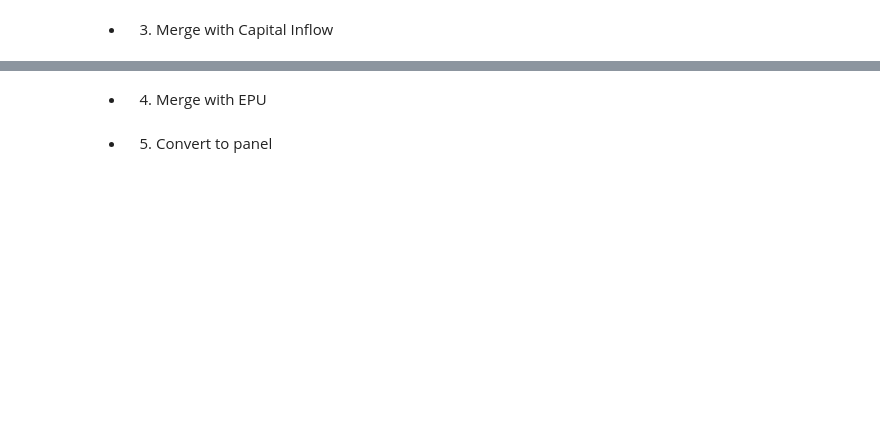
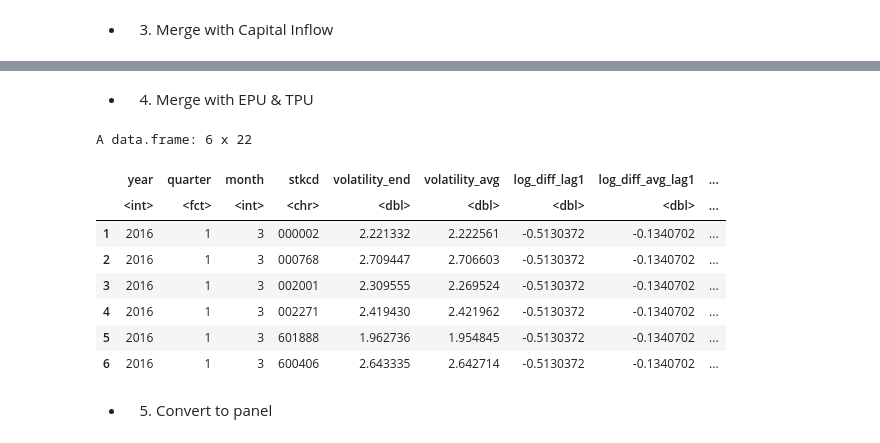
Before and after one commit to wudl-21/econ5370, a Jupyter notebook: main.ipynb, the cells around one changed output, grey strips where cells are left out. Saved outputs shown, nothing was run; the diff lists cells and outputs as text; code cells hidden in the pictures; blank space fills up the shorter version.

```diff
--- a/main.ipynb
+++ b/main.ipynb
@@ -1543,23 +2026,33 @@ head(panel_data)
 # %% [markdown]
-- 4. Merge with EPU
+- 4. Merge with EPU & TPU
 # %%
 # Merge panel_data with EPU data based on year, quarter, and month
 panel_data <- merge(
     panel_data,
     epu[, c("year", "quarter", "month", "log_epu")],
     by = c("year", "quarter", "month"),
     all.x = TRUE
 )
 
-# Check for missing values in the EPU variable
-cat("Missing values in EPU variable:", sum(is.na(panel_data$log_epu)), "\n")
-
-# Display dimensions of the enhanced panel dataset
-cat("\nPanel dataset dimensions after adding EPU data: ",
-    nrow(panel_data), "observations,", ncol(panel_data), "variables\n")
+panel_data <- merge(
+    panel_data,
+    tpu[, c("year", "quarter", "month", "log_tpu")],
+    by = c("year", "quarter", "month"),
+    all.x = TRUE
+)
 
 # Display a sample of the merged data with EPU
 head(panel_data)
+# %% [output]
+A data.frame: 6 x 22
+|  | year | quarter | month | stkcd | volatility_end | volatility_avg | log_diff_lag1 | log_diff_avg_lag1 | ... |
+|  | <int> | <fct> | <int> | <chr> | <dbl> | <dbl> | <dbl> | <dbl> | ... |
+| 1 | 2016 | 1 | 3 | 000002 | 2.221332 | 2.222561 | -0.5130372 | -0.1340702 | ... |
+| 2 | 2016 | 1 | 3 | 000768 | 2.709447 | 2.706603 | -0.5130372 | -0.1340702 | ... |
+| 3 | 2016 | 1 | 3 | 002001 | 2.309555 | 2.269524 | -0.5130372 | -0.1340702 | ... |
+| 4 | 2016 | 1 | 3 | 002271 | 2.419430 | 2.421962 | -0.5130372 | -0.1340702 | ... |
+| 5 | 2016 | 1 | 3 | 601888 | 1.962736 | 1.954845 | -0.5130372 | -0.1340702 | ... |
+| 6 | 2016 | 1 | 3 | 600406 | 2.643335 | 2.642714 | -0.5130372 | -0.1340702 | ... |
 # %% [markdown]
 - 5. Convert to panel
 # %%
```
Also changed, not shown: parts of 57 cells of this notebook, 1 other file.
